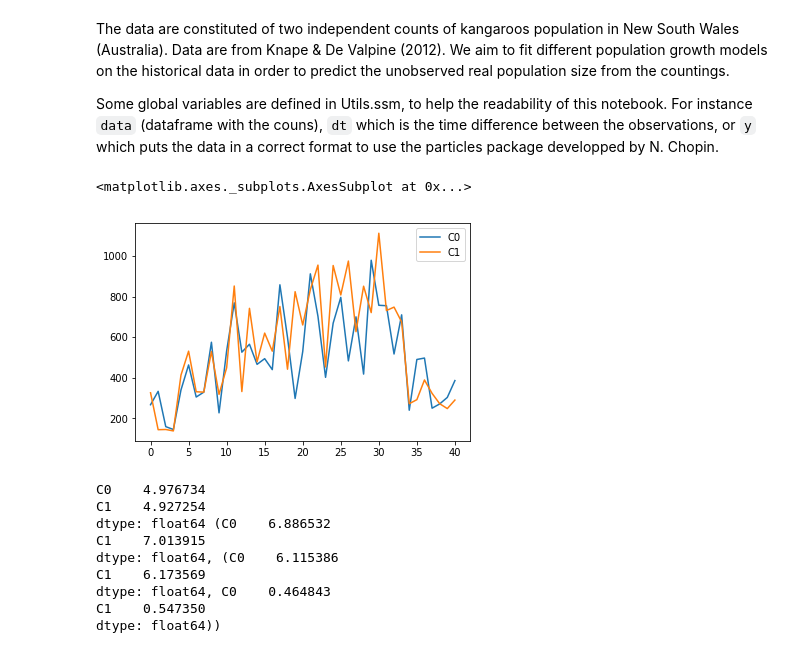
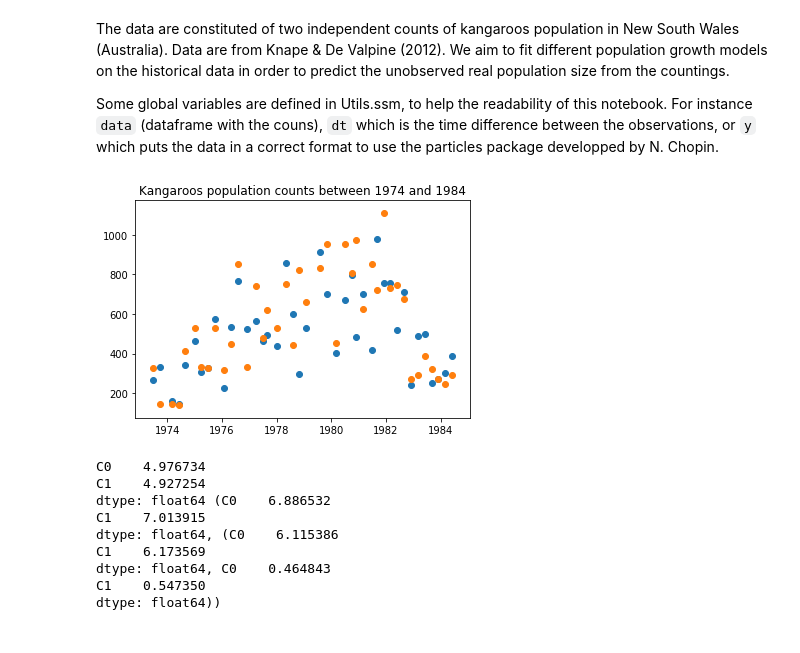
Before and after one commit to issxmeddine/Kangaroos, a Jupyter notebook: ParticleMCMC/Experiments/Kangaroos_Knape.ipynb, the cells around one changed output. Cells and saved outputs as stored; diff of their text form; code cells hidden in the pictures.

```diff
--- a/ParticleMCMC/Experiments/Kangaroos_Knape.ipynb
+++ b/ParticleMCMC/Experiments/Kangaroos_Knape.ipynb
@@ -26,11 +37,13 @@ from Utils import *
 The data are constituted of two independent counts of kangaroos population in New South Wales (Australia). Data are from Knape & De Valpine (2012). We aim to fit different population growth models on the historical data in order to predict the unobserved real population size from the countings.
 
 Some global variables are defined in Utils.ssm, to help the readability of this notebook. For instance `data` (dataframe with the couns), `dt` which is the time difference between the observations, or `y` which puts the data in a correct format to use the particles package developped by N. Chopin.
-# %%
-data[['C0','C1']].plot()
-# %% [output]
-<matplotlib.axes._subplots.AxesSubplot at 0x...>
-[figure, removed]
+# %%
+plt.scatter(data['time'], data[['C0']])
+plt.scatter(data['time'], data[['C1']])
+plt.title("Kangaroos population counts between 1974 and 1984")
+plt.savefig("counts.png")
+# %% [output]
+[figure, added]
 # %%
 L_data = np.log(data[['C0', 'C1']])
 L_data.plot()
```
Also changed, not shown: parts of 1 cell of this notebook, 2 other files.
